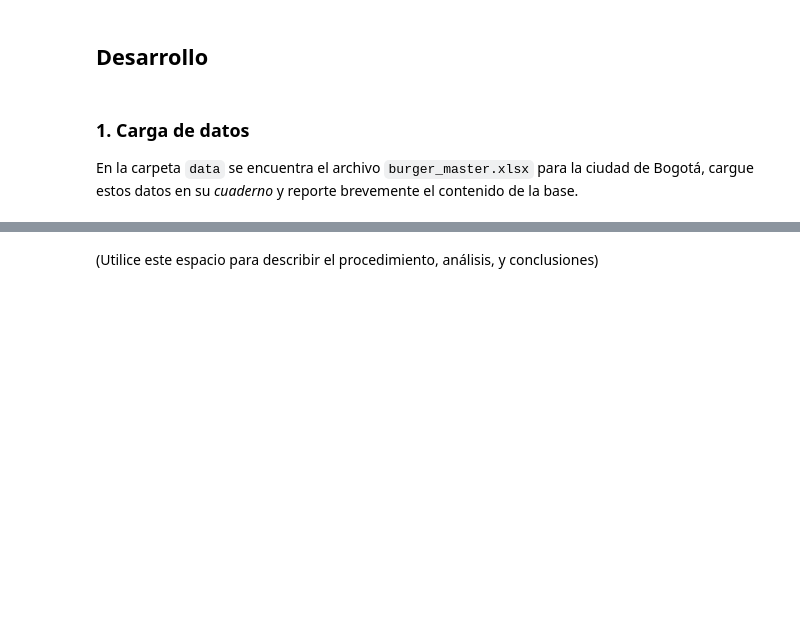
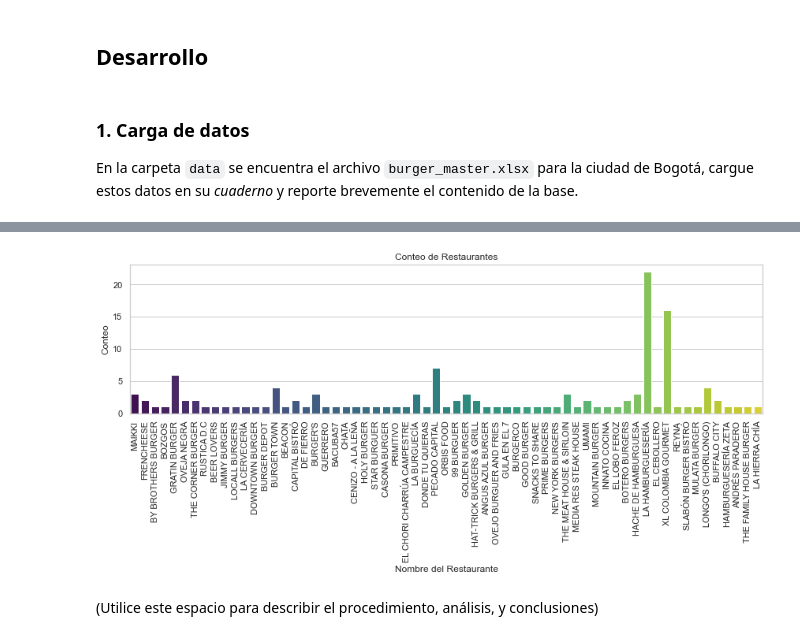
Before and after one commit to jddiaze/AprendizajeNoSupervisado, a Jupyter notebook: Semana8/S8_LC_Taller_GMM.ipynb, the cells around one changed output, grey strips where cells are left out. Drawn from its saved outputs; the diff is of its cells as text; code cells hidden in the pictures; blank space fills up the shorter version.

```diff
--- a/Semana8/S8_LC_Taller_GMM.ipynb
+++ b/Semana8/S8_LC_Taller_GMM.ipynb
@@ -26,3 +26,6 @@ El evento ha venido creciendo y en el 2022 se extendió por 21 ciudades de Colom
 En la carpeta `data` se encuentra el archivo `burger_master.xlsx` para la ciudad de Bogotá, cargue estos datos en su *cuaderno* y reporte brevemente el contenido de la base.
 # %%
 # Utilice este espacio para escribir el código.
+import pandas as pd
+import seaborn as sns
+burger_master = pd.read_excel("data/burger_master.xlsx")
@@ -29,3 +56,25 @@ En la carpeta `data` se encuentra el archivo `burger_master.xlsx` para la ciudad
+# %%
+import seaborn as sns
+import matplotlib.pyplot as plt
+
+## Se acomoda el estilo y el tamaño del gráfico
+sns.set(style="whitegrid")
+
+plt.figure(figsize=(12, 6))
+sns.countplot(x='Restaurante', data=burger_master, palette='viridis')
+
+## Se rotan los nombres de los restaurantes en el eje x
+plt.xticks(rotation=90)
+
+plt.xlabel('Nombre del Restaurante')
+plt.ylabel('Conteo')
+plt.title('Conteo de Restaurantes')
+
+# Muestra el gráfico
+plt.tight_layout()
+plt.show()
+# %% [output]
+[figure, added]
 # %% [markdown]
 (Utilice este espacio para describir el procedimiento, análisis, y conclusiones)
 # %% [markdown]
```
Also changed, not shown: parts of 7 cells of this notebook.
